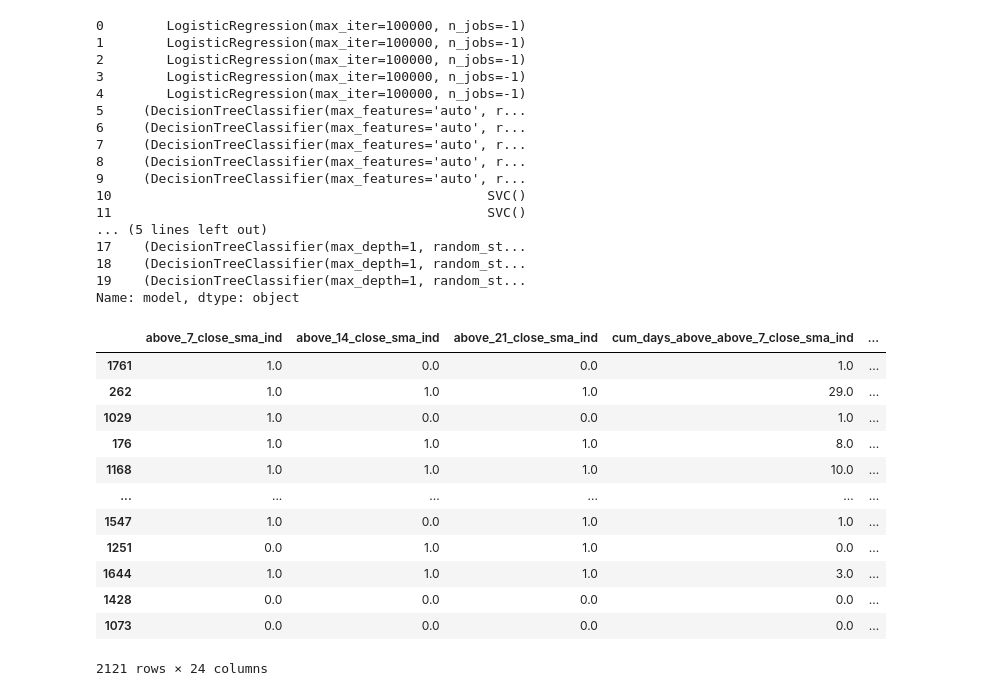
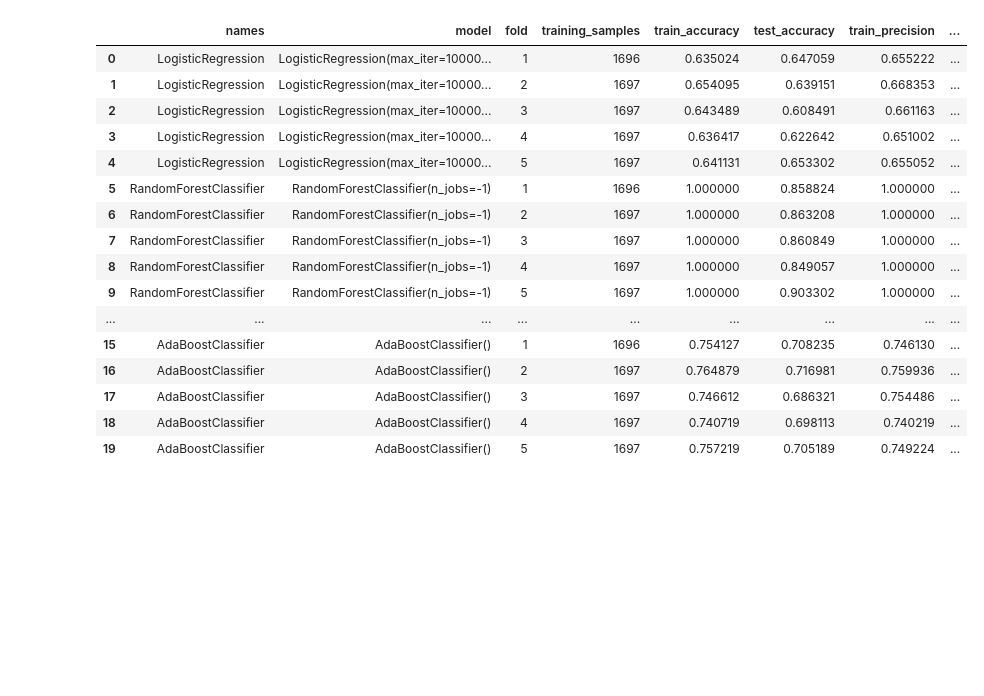
Before and after one commit to AlexDeshowitz/stock-price-classification, a Jupyter notebook: notebooks/Notebook_Machine-learning.ipynb, the cells around one changed output. Saved outputs shown, nothing was run; the diff lists cells and outputs as text; code cells hidden in the pictures; blank space fills up the shorter version.

```diff
--- a/notebooks/Notebook_Machine-learning.ipynb
+++ b/notebooks/Notebook_Machine-learning.ipynb
@@ -212,5 +339,7 @@ X_train, X_test, y_train, y_test = create_training_test_splits(dataframe=test, p
 # %%
 # classifiers to use: support vector machine, decision tree, random forest, xgboost, adaboost
+
+# TODO: Add in the confusion matrix values to make output analysis more straightforward
 
 def train_models(X_train: pd.DataFrame, y_train: pd.DataFrame, parameters) -> pd.DataFrame:
 
@@ -240,7 +369,7 @@ def train_models(X_train: pd.DataFrame, y_train: pd.DataFrame, parameters) -> pd
     #TODO: add precision, recall, f-measure on all sets
     #accuracies = {}
     names = []
-    model = []
+    models = []
     fold = []
     training_samples = []
 
@@ -271,10 +400,10 @@ def train_models(X_train: pd.DataFrame, y_train: pd.DataFrame, parameters) -> pd
         for k, (fold_train, fold_test) in enumerate(cv):
 
              # append model name into list:
-            model.append(clf)
+            models.append(str(classifier))
 
             clf.fit(X_train[fold_train],y_train[fold_train])
-            print(clf)
+
 
             # create predictions:
             train_pred = clf.predict(X = X_train[fold_train])
@@ -324,7 +453,7 @@ def train_models(X_train: pd.DataFrame, y_train: pd.DataFrame, parameters) -> pd
 
     results_df = pd.DataFrame({
                 "names" : names,
-                "model" : model,
+                "model" : models,
                 "fold" : fold,
                 "training_samples" : training_samples,
                 "train_accuracy": train_accuracies,
@@ -338,14 +467,17 @@ def train_models(X_train: pd.DataFrame, y_train: pd.DataFrame, parameters) -> pd
 
                 })
 
+    # create aggregated results df:
+    aggregated_results_df = results_df.drop(columns = ['fold']).groupby(by = ['names', 'model']).mean()
 
-    return results_df #names, model, fold, train_accuracies, test_accuracies, train_precisions, test_precisions
+
+    return results_df, aggregated_results_df #names, model, fold, train_accuracies, test_accuracies, train_precisions, test_precisions
 # %%
 ##################################### - Testing functions HERE
 # %%
 
 #names, model, fold, train_accuracies, test_accuracies, train_precisions, test_precisions
 
-outputs = train_models(X_train = X_train, y_train = y_train, parameters = parameters)
+output, aggregated_output= train_models(X_train = X_train, y_train = y_train, parameters = parameters)
 # %% [output]
 LogisticRegression
@@ -402,36 +490,0 @@ AdaBoostClassifier()
-# %%
-del outputs
-# %% [output]
-0        LogisticRegression(max_iter=100000, n_jobs=-1)
-1        LogisticRegression(max_iter=100000, n_jobs=-1)
-2        LogisticRegression(max_iter=100000, n_jobs=-1)
-3        LogisticRegression(max_iter=100000, n_jobs=-1)
-4        LogisticRegression(max_iter=100000, n_jobs=-1)
-5     (DecisionTreeClassifier(max_features='auto', r...
-6     (DecisionTreeClassifier(max_features='auto', r...
-7     (DecisionTreeClassifier(max_features='auto', r...
-8     (DecisionTreeClassifier(max_features='auto', r...
-9     (DecisionTreeClassifier(max_features='auto', r...
-10                                                SVC()
-11                                                SVC()
-... (5 lines left out)
-17    (DecisionTreeClassifier(max_depth=1, random_st...
-18    (DecisionTreeClassifier(max_depth=1, random_st...
-19    (DecisionTreeClassifier(max_depth=1, random_st...
-Name: model, dtype: object
-# %%
-X_train
-# %% [output]
-|  | above_7_close_sma_ind | above_14_close_sma_ind | above_21_close_sma_ind | cum_days_above_above_7_close_sma_ind | ... |
-| 1761 | 1.0 | 0.0 | 0.0 | 1.0 | ... |
-| 262 | 1.0 | 1.0 | 1.0 | 29.0 | ... |
-| 1029 | 1.0 | 0.0 | 0.0 | 1.0 | ... |
-| 176 | 1.0 | 1.0 | 1.0 | 8.0 | ... |
-| 1168 | 1.0 | 1.0 | 1.0 | 10.0 | ... |
-| ... | ... | ... | ... | ... | ... |
-| 1547 | 1.0 | 0.0 | 1.0 | 1.0 | ... |
-| 1251 | 0.0 | 1.0 | 1.0 | 0.0 | ... |
-| 1644 | 1.0 | 1.0 | 1.0 | 3.0 | ... |
-| 1428 | 0.0 | 0.0 | 0.0 | 0.0 | ... |
-| 1073 | 0.0 | 0.0 | 0.0 | 0.0 | ... |
-2121 rows × 24 columns
@@ -462,0 +491,20 @@ def logistic_regression(X, y):
+# %%
+output
+# %% [output]
+|  | names | model | fold | training_samples | train_accuracy | test_accuracy | train_precision | ... |
+| 0 | LogisticRegression | LogisticRegression(max_iter=10000... | 1 | 1696 | 0.635024 | 0.647059 | 0.655222 | ... |
+| 1 | LogisticRegression | LogisticRegression(max_iter=10000... | 2 | 1697 | 0.654095 | 0.639151 | 0.668353 | ... |
+| 2 | LogisticRegression | LogisticRegression(max_iter=10000... | 3 | 1697 | 0.643489 | 0.608491 | 0.661163 | ... |
+| 3 | LogisticRegression | LogisticRegression(max_iter=10000... | 4 | 1697 | 0.636417 | 0.622642 | 0.651002 | ... |
+| 4 | LogisticRegression | LogisticRegression(max_iter=10000... | 5 | 1697 | 0.641131 | 0.653302 | 0.655052 | ... |
+| 5 | RandomForestClassifier | RandomForestClassifier(n_jobs=-1) | 1 | 1696 | 1.000000 | 0.858824 | 1.000000 | ... |
+| 6 | RandomForestClassifier | RandomForestClassifier(n_jobs=-1) | 2 | 1697 | 1.000000 | 0.863208 | 1.000000 | ... |
+| 7 | RandomForestClassifier | RandomForestClassifier(n_jobs=-1) | 3 | 1697 | 1.000000 | 0.860849 | 1.000000 | ... |
+| 8 | RandomForestClassifier | RandomForestClassifier(n_jobs=-1) | 4 | 1697 | 1.000000 | 0.849057 | 1.000000 | ... |
+| 9 | RandomForestClassifier | RandomForestClassifier(n_jobs=-1) | 5 | 1697 | 1.000000 | 0.903302 | 1.000000 | ... |
+| ... | ... | ... | ... | ... | ... | ... | ... | ... |
+| 15 | AdaBoostClassifier | AdaBoostClassifier() | 1 | 1696 | 0.754127 | 0.708235 | 0.746130 | ... |
+| 16 | AdaBoostClassifier | AdaBoostClassifier() | 2 | 1697 | 0.764879 | 0.716981 | 0.759936 | ... |
+| 17 | AdaBoostClassifier | AdaBoostClassifier() | 3 | 1697 | 0.746612 | 0.686321 | 0.754486 | ... |
+| 18 | AdaBoostClassifier | AdaBoostClassifier() | 4 | 1697 | 0.740719 | 0.698113 | 0.740219 | ... |
+| 19 | AdaBoostClassifier | AdaBoostClassifier() | 5 | 1697 | 0.757219 | 0.705189 | 0.749224 | ... |
```
Also changed, not shown: parts of 21 cells of this notebook, 1 other file.
